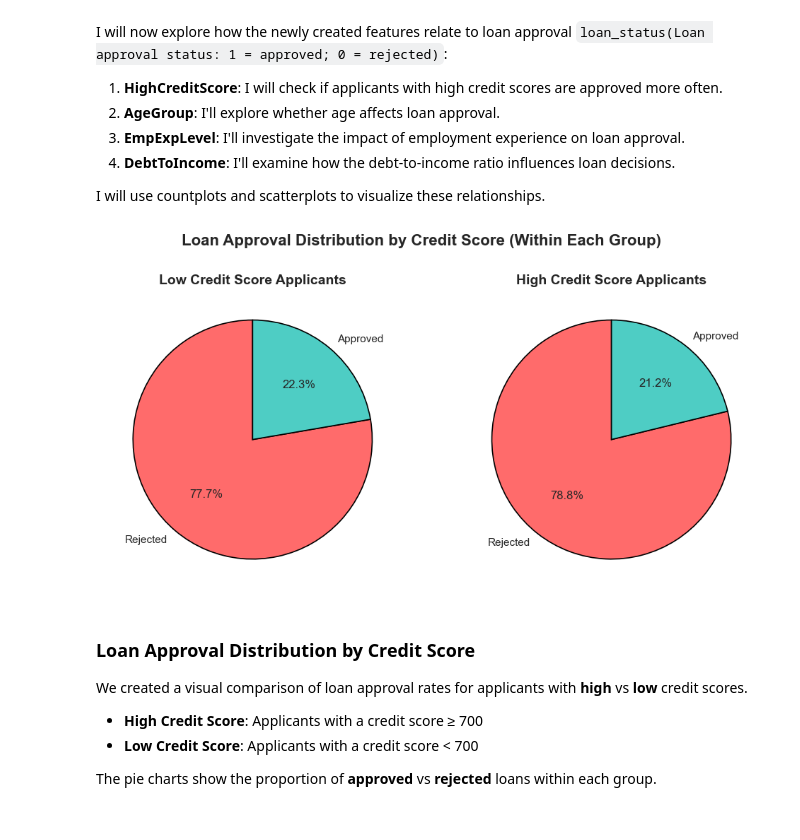
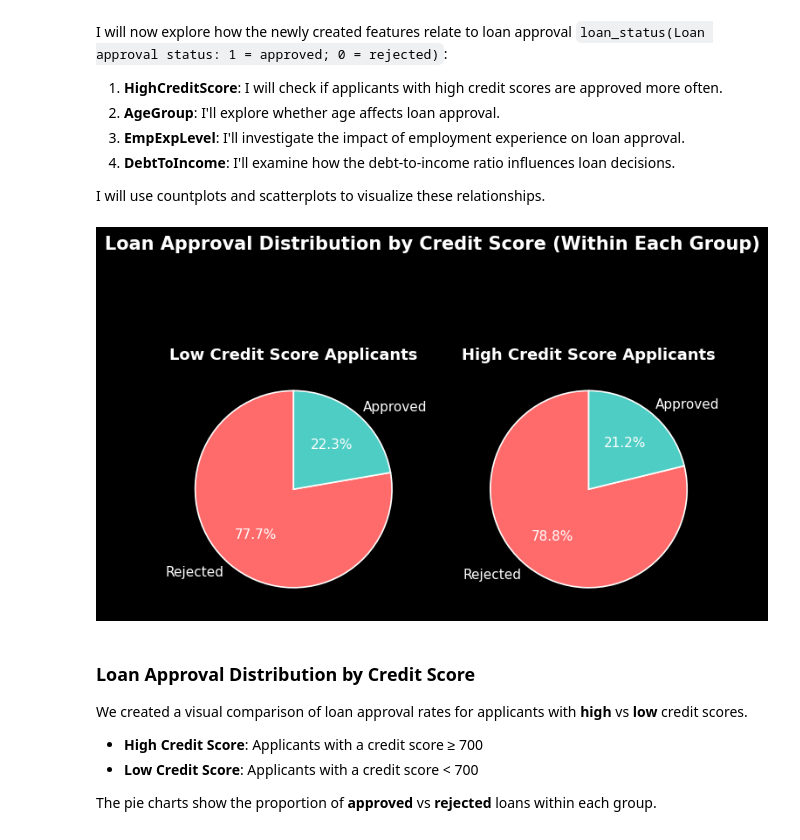
Before and after one commit to Syed313110/Loan_data_analysis, a Jupyter notebook: jupyter_notebooks/loan_approval_analysis.ipynb, the cells around one changed output. Saved outputs shown, nothing was run; the diff lists cells and outputs as text; code cells hidden in the pictures.

```diff
--- a/jupyter_notebooks/loan_approval_analysis.ipynb
+++ b/jupyter_notebooks/loan_approval_analysis.ipynb
@@ -202,38 +211,60 @@ I will now explore how the newly created features relate to loan approval `loan_
 I will use countplots and scatterplots to visualize these relationships.
 # %%
 import matplotlib.pyplot as plt
+
+# Dark background style
+plt.style.use('dark_background')
 
 # Map 0/1 to Approved/Rejected
 status_labels = {0:'Rejected', 1:'Approved'}
 
 # Compute normalized percentages per group
 def get_group_percentages(df, score_col='HighCreditScore', target_col='loan_status', score_value=1):
     group = df[df[score_col]==score_value][target_col].value_counts(normalize=True)
-    # Ensure both labels exist (0 and 1) so pie chart slices don't mismatch
     group = group.reindex([0,1], fill_value=0)
     return group
 
 high_score_pct = get_group_percentages(df, score_value=1)
 low_score_pct = get_group_percentages(df, score_value=0)
 
-colors = ['#FF6B6B', '#4ECDC4']
+colors = ['#FF6B6B', '#4ECDC4']  # High contrast on dark background
 
-fig, axes = plt.subplots(1, 2, figsize=(12,6))
+fig, axes = plt.subplots(1, 2, figsize=(8,6), facecolor='black')
 
 # Low Credit Score Pie Chart
-axes[0].pie(low_score_pct, labels=[status_labels[i] for i in low_score_pct.index],
-            autopct='%1.1f%%', startangle=90, colors=colors, wedgeprops={'edgecolor':'black','linewidth':1.2})
-axes[0].set_title("Low Credit Score Applicants", fontsize=14, fontweight='bold')
+axes[0].pie(
+    low_score_pct,
+    labels=[status_labels[i] for i in low_score_pct.index],
+    autopct='%1.1f%%',
+    startangle=90,
+    colors=colors,
+    wedgeprops={'edgecolor':'white','linewidth':1.2},
+    textprops={'color':'white', 'fontsize':11}
+)
+axes[0].set_title("Low Credit Score Applicants", fontsize=13, fontweight='bold', color='white')
 
 # High Credit Score Pie Chart
-axes[1].pie(high_score_pct, labels=[status_labels[i] for i in high_score_pct.index],
-            autopct='%1.1f%%', startangle=90, colors=colors, wedgeprops={'edgecolor':'black','linewidth':1.2})
-axes[1].set_title("High Credit Score Applicants", fontsize=14, fontweight='bold')
+axes[1].pie(
+    high_score_pct,
+    labels=[status_labels[i] for i in high_score_pct.index],
+    autopct='%1.1f%%',
+    startangle=90,
+    colors=colors,
+    wedgeprops={'edgecolor':'white','linewidth':1.2},
+    textprops={'color':'white', 'fontsize':11}
+)
+axes[1].set_title("High Credit Score Applicants", fontsize=13, fontweight='bold', color='white')
 
-plt.suptitle("Loan Approval Distribution by Credit Score (Within Each Group)", fontsize=16, fontweight='bold')
+plt.suptitle(
+    "Loan Approval Distribution by Credit Score (Within Each Group)",
+    fontsize=15,
+    fontweight='bold',
+    color='white'
+)
+
 plt.show()
 # %% [output]
-[figure, old version]
+[figure, new version]
 # %% [markdown]
 ### Loan Approval Distribution by Credit Score
 
```
Also changed, not shown: parts of 4 cells of this notebook.
